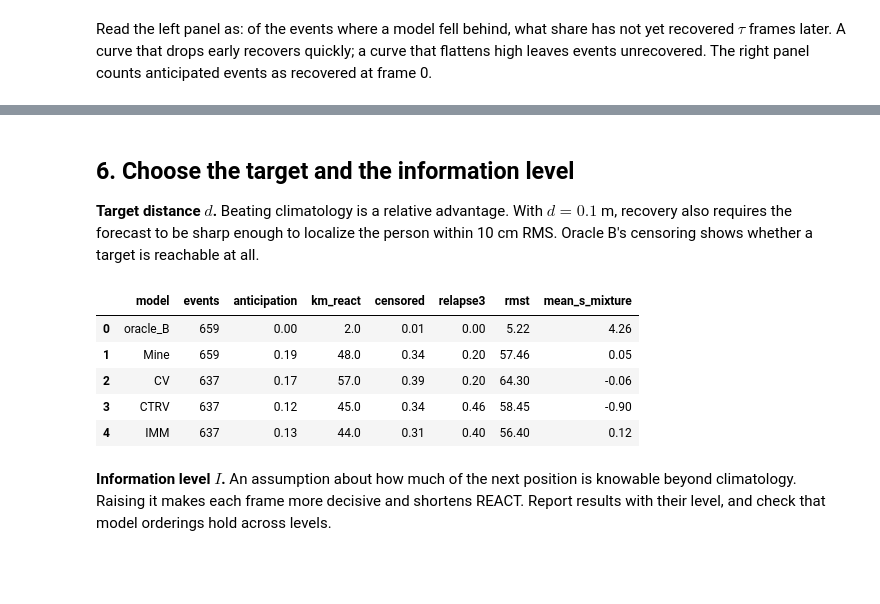
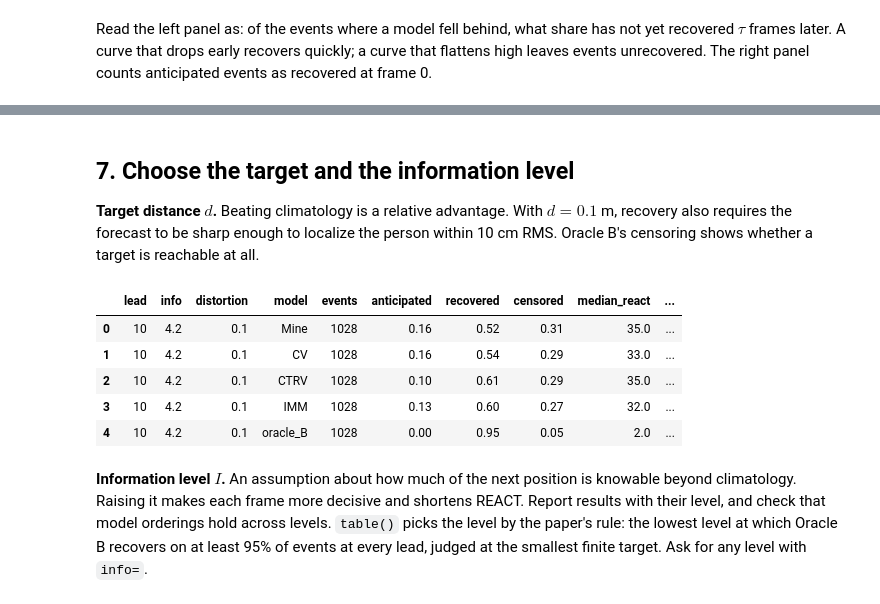
Before and after one commit to standard-ai/react, a Jupyter notebook: examples/tutorial.ipynb, the cells around one changed output, grey strips where cells are left out. Saved outputs shown, nothing was run; the diff lists cells and outputs as text; code cells hidden in the pictures; blank space fills up the shorter version.

```diff
--- a/examples/tutorial.ipynb
+++ b/examples/tutorial.ipynb
@@ -154,16 +226,17 @@ Read the left panel as: of the events where a model fell behind, what share has
 # %% [markdown]
-## 6. Choose the target and the information level
+## 7. Choose the target and the information level
 
 **Target distance $d$.** Beating climatology is a relative advantage. With $d = 0.1$ m, recovery also requires the forecast to be sharp enough to localize the person within 10 cm RMS. Oracle B's censoring shows whether a target is reachable at all.
 # %%
-result.table(lead=10, info=4.2, distortion=0.1)[cols].round(2)
+result.table(lead=10, distortion=0.1).round(2)
 # %% [output]
-|  | model | events | anticipation | km_react | censored | relapse3 | rmst | mean_s_mixture |
-| 0 | oracle_B | 659 | 0.00 | 2.0 | 0.01 | 0.00 | 5.22 | 4.26 |
-| 1 | Mine | 659 | 0.19 | 48.0 | 0.34 | 0.20 | 57.46 | 0.05 |
-| 2 | CV | 637 | 0.17 | 57.0 | 0.39 | 0.20 | 64.30 | -0.06 |
-| 3 | CTRV | 637 | 0.12 | 45.0 | 0.34 | 0.46 | 58.45 | -0.90 |
-| 4 | IMM | 637 | 0.13 | 44.0 | 0.31 | 0.40 | 56.40 | 0.12 |
+|  | lead | info | distortion | model | events | anticipated | recovered | censored | median_react | ... |
+| 0 | 10 | 4.2 | 0.1 | Mine | 1028 | 0.16 | 0.52 | 0.31 | 35.0 | ... |
+| 1 | 10 | 4.2 | 0.1 | CV | 1028 | 0.16 | 0.54 | 0.29 | 33.0 | ... |
+| 2 | 10 | 4.2 | 0.1 | CTRV | 1028 | 0.10 | 0.61 | 0.29 | 35.0 | ... |
+| 3 | 10 | 4.2 | 0.1 | IMM | 1028 | 0.13 | 0.60 | 0.27 | 32.0 | ... |
+| 4 | 10 | 4.2 | 0.1 | oracle_B | 1028 | 0.00 | 0.95 | 0.05 | 2.0 | ... |
 # %% [markdown]
 **Information level $I$.** An assumption about how much of the next position is knowable beyond climatology. Raising it makes each frame more decisive and shortens REACT. Report results with their level, and check that model orderings hold across levels.
+`table()` picks the level by the paper's rule: the lowest level at which Oracle B recovers on at least 95% of events at every lead, judged at the smallest finite target. Ask for any level with `info=`.
 # %%
```
Also changed, not shown: parts of 27 cells of this notebook.
